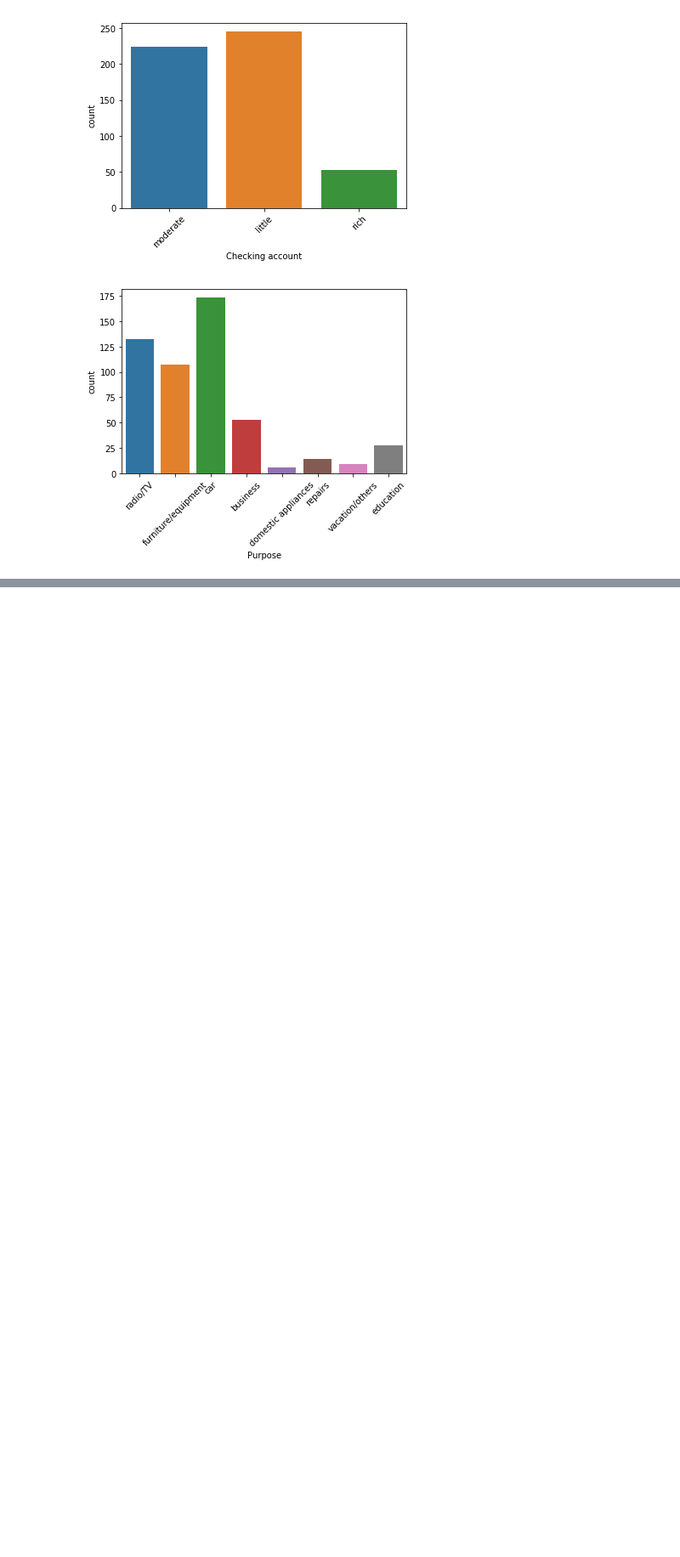
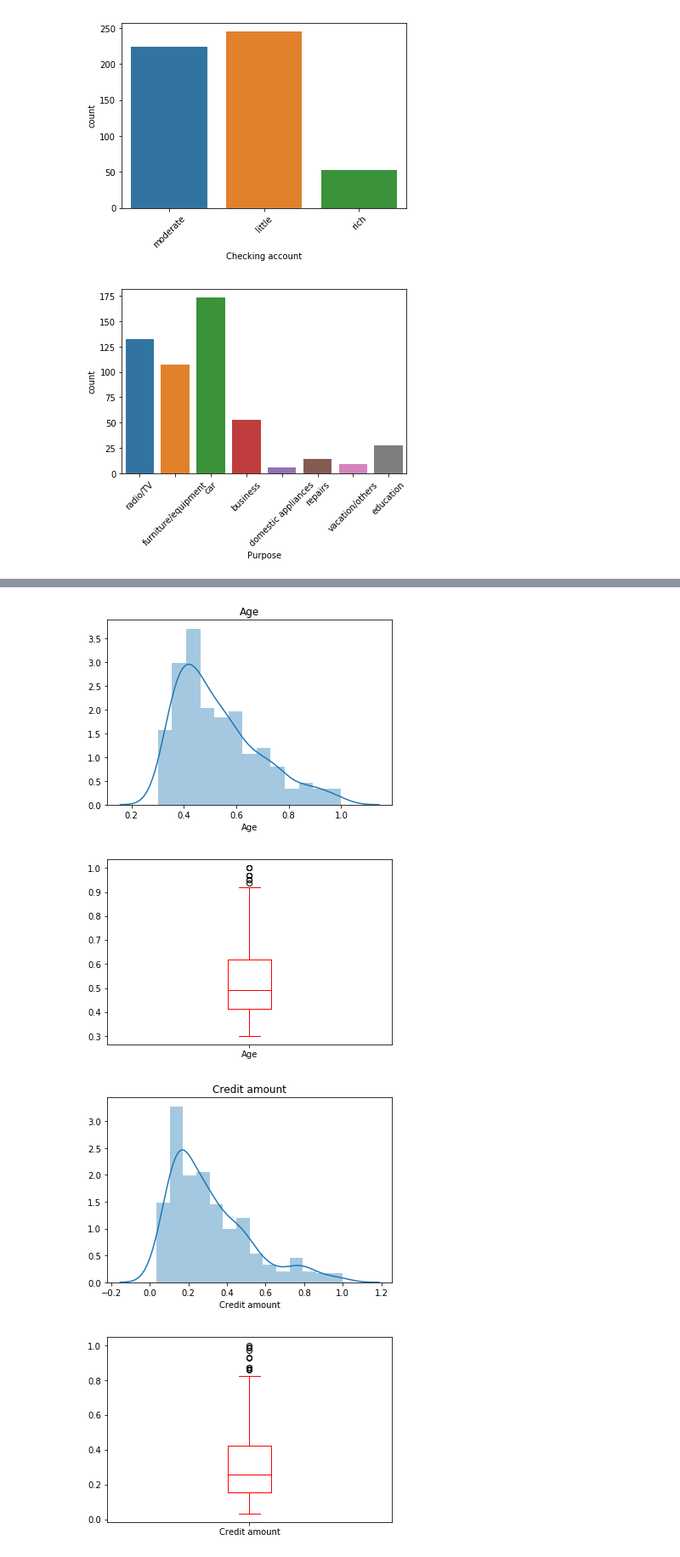
Before and after one commit to KimDoubleB/DS_Tutorials, a Jupyter notebook: Classification_Credit.ipynb, the cells around one changed output, grey strips where cells are left out. Shown at 85% size. Drawn from its saved outputs; the diff is of its cells as text; code cells hidden in the pictures; blank space fills up the shorter version.

```diff
--- a/Classification_Credit.ipynb
+++ b/Classification_Credit.ipynb
@@ -270,16 +268,26 @@ sns.heatmap(corr,
 # %%
 
 # X and y variables
-X = df.drop('Risk', axis = 1)
+X = df.drop(['Risk'], axis = 1)
 y = df['Risk']
 
 # re-scale
-scaler = StandardScaler()
+
+from sklearn.preprocessing import StandardScaler, RobustScaler, MinMaxScaler, MaxAbsScaler
+#scaler = RobustScaler()
+#scaler = MinMaxScaler()
+scaler = MaxAbsScaler()
+#scaler = StandardScaler()
+# 제일 정확률 높은 MaxAbsScaler 사용
 X[numerical_feature] = scaler.fit_transform(X[numerical_feature])
-#X = pd.DataFrame(scaler.fit_transform(X), columns=X.columns)
 
-
+# numerical data 분포 재확인
 dist_box(X, numerical_feature)
 
 # Spliting X and y into train and test version
 X_train, X_test, y_train, y_test = train_test_split(X,y, test_size= 0.25, random_state = 42)
+# %% [output]
+[figure, added]
+[figure, added]
+[figure, added]
+[figure, added]
```
Also changed, not shown: parts of 9 cells of this notebook.
